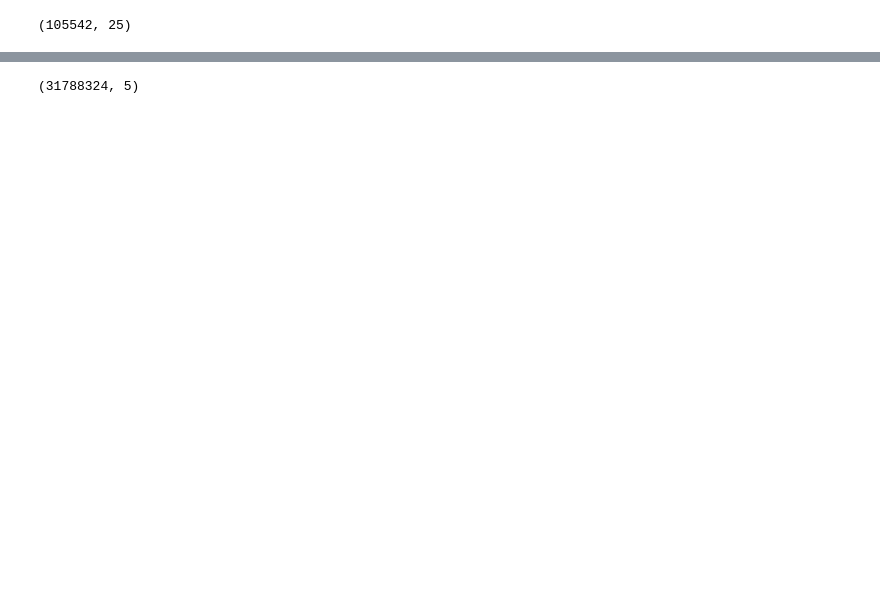
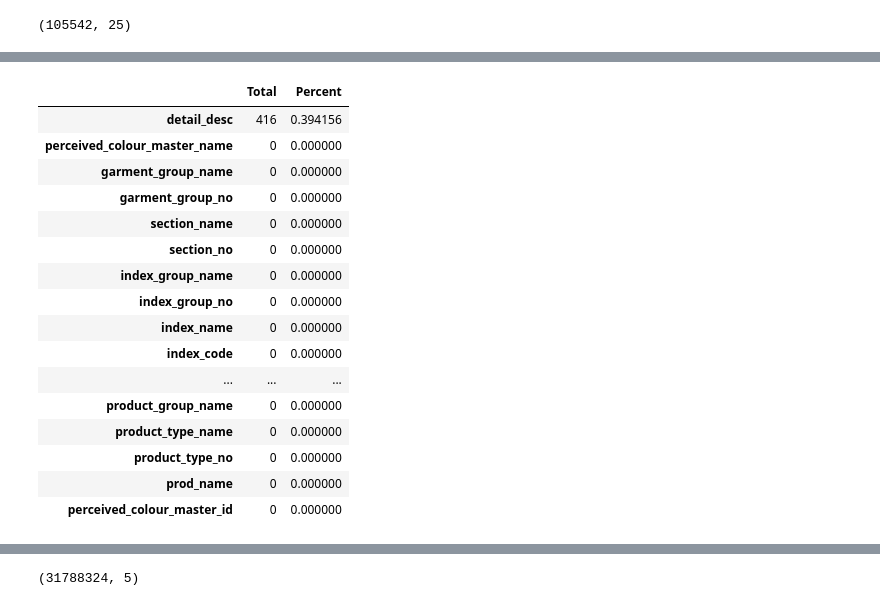
Before and after one commit to paulcho98/RecSys_HandM, a Jupyter notebook: data_analysis.ipynb, the cells around one changed output, grey strips where cells are left out. Cells and saved outputs as stored; diff of their text form; code cells hidden in the pictures; blank space fills up the shorter version.

```diff
--- a/data_analysis.ipynb
+++ b/data_analysis.ipynb
@@ -44,3 +44,9 @@ transactions.head()
+# %%
+# function for checking number of missing values
+def missing_data(data):
+    total = data.isnull().sum().sort_values(ascending = False)
+    percent = (data.isnull().sum()/data.isnull().count()*100).sort_values(ascending = False)
+    return pd.concat([total, percent], axis=1, keys=['Total', 'Percent'])
 # %%
 articles.shape
 # %% [output]
@@ -47,0 +89,21 @@ articles.shape
+# %%
+# Check missing values
+missing_data(articles)
+# %% [output]
+|  | Total | Percent |
+| detail_desc | 416 | 0.394156 |
+| perceived_colour_master_name | 0 | 0.000000 |
+| garment_group_name | 0 | 0.000000 |
+| garment_group_no | 0 | 0.000000 |
+| section_name | 0 | 0.000000 |
+| section_no | 0 | 0.000000 |
+| index_group_name | 0 | 0.000000 |
+| index_group_no | 0 | 0.000000 |
+| index_name | 0 | 0.000000 |
+| index_code | 0 | 0.000000 |
+| ... | ... | ... |
+| product_group_name | 0 | 0.000000 |
+| product_type_name | 0 | 0.000000 |
+| product_type_no | 0 | 0.000000 |
+| prod_name | 0 | 0.000000 |
+| perceived_colour_master_id | 0 | 0.000000 |
```
Also changed, not shown: parts of 15 cells of this notebook, 15 other files.
